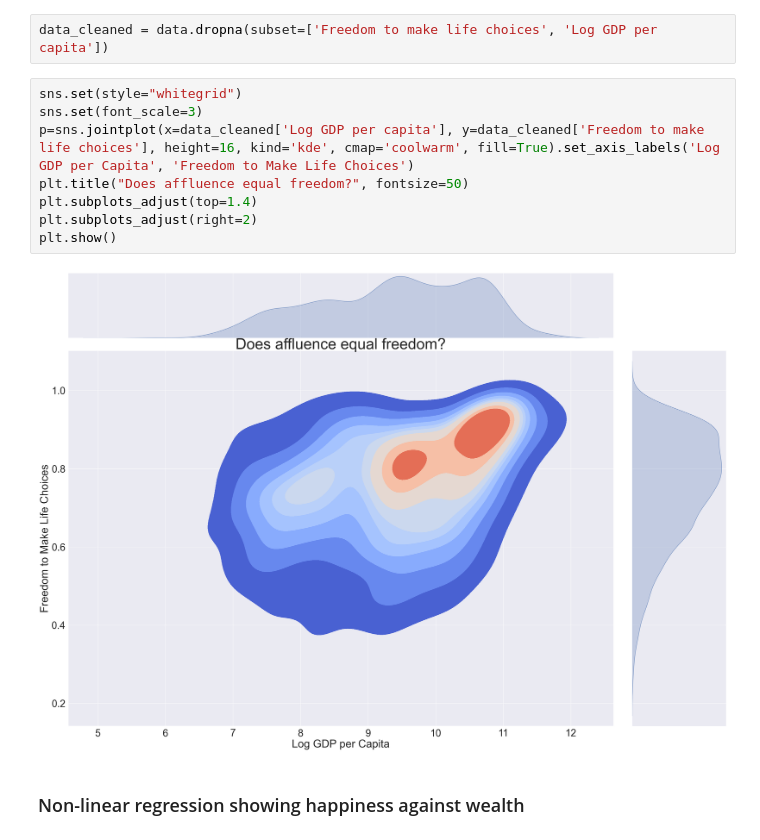
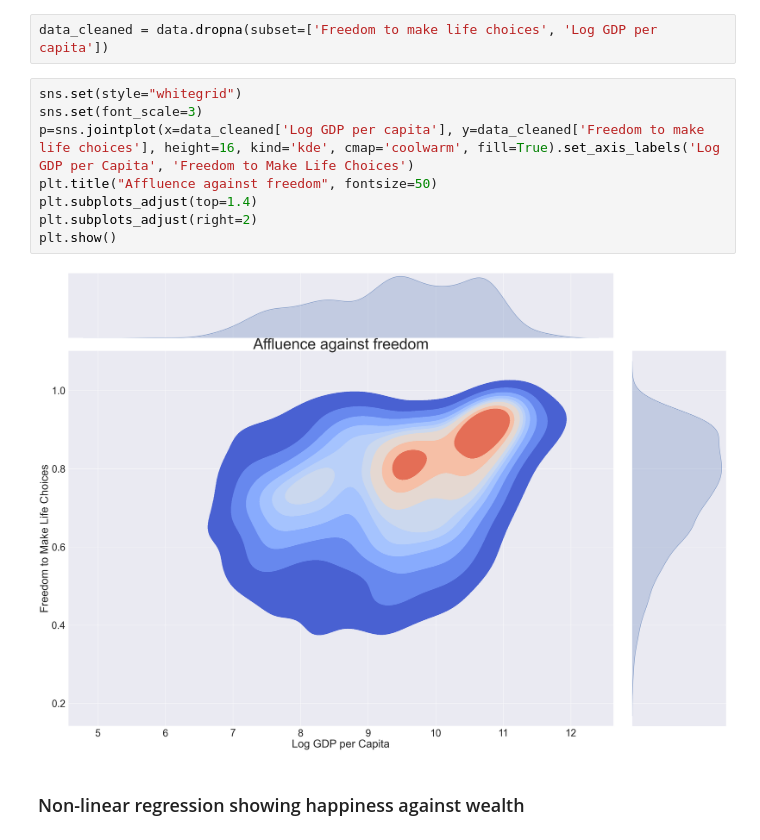
Before and after one commit to robbfox/jupyter-visualisation, a Jupyter notebook: visualised.ipynb, the cells around one changed output. Drawn from its saved outputs; the diff is of its cells as text.

```diff
--- a/visualised.ipynb
+++ b/visualised.ipynb
@@ -91,13 +91,13 @@ data_cleaned = data.dropna(subset=['Freedom to make life choices', 'Log GDP per
 # %%
 sns.set(style="whitegrid")
 sns.set(font_scale=3)
 p=sns.jointplot(x=data_cleaned['Log GDP per capita'], y=data_cleaned['Freedom to make life choices'], height=16, kind='kde', cmap='coolwarm', fill=True).set_axis_labels('Log GDP per Capita', 'Freedom to Make Life Choices')
-plt.title("Does affluence equal freedom?", fontsize=50)
+plt.title("Affluence against freedom", fontsize=50)
 plt.subplots_adjust(top=1.4)
 plt.subplots_adjust(right=2)
 plt.show()
 # %% [output]
-[figure, old version]
+[figure, new version]
 # %% [markdown]
 ### Non-linear regression showing happiness against wealth
 # %%
```
Also changed, not shown: parts of 9 cells of this notebook.
